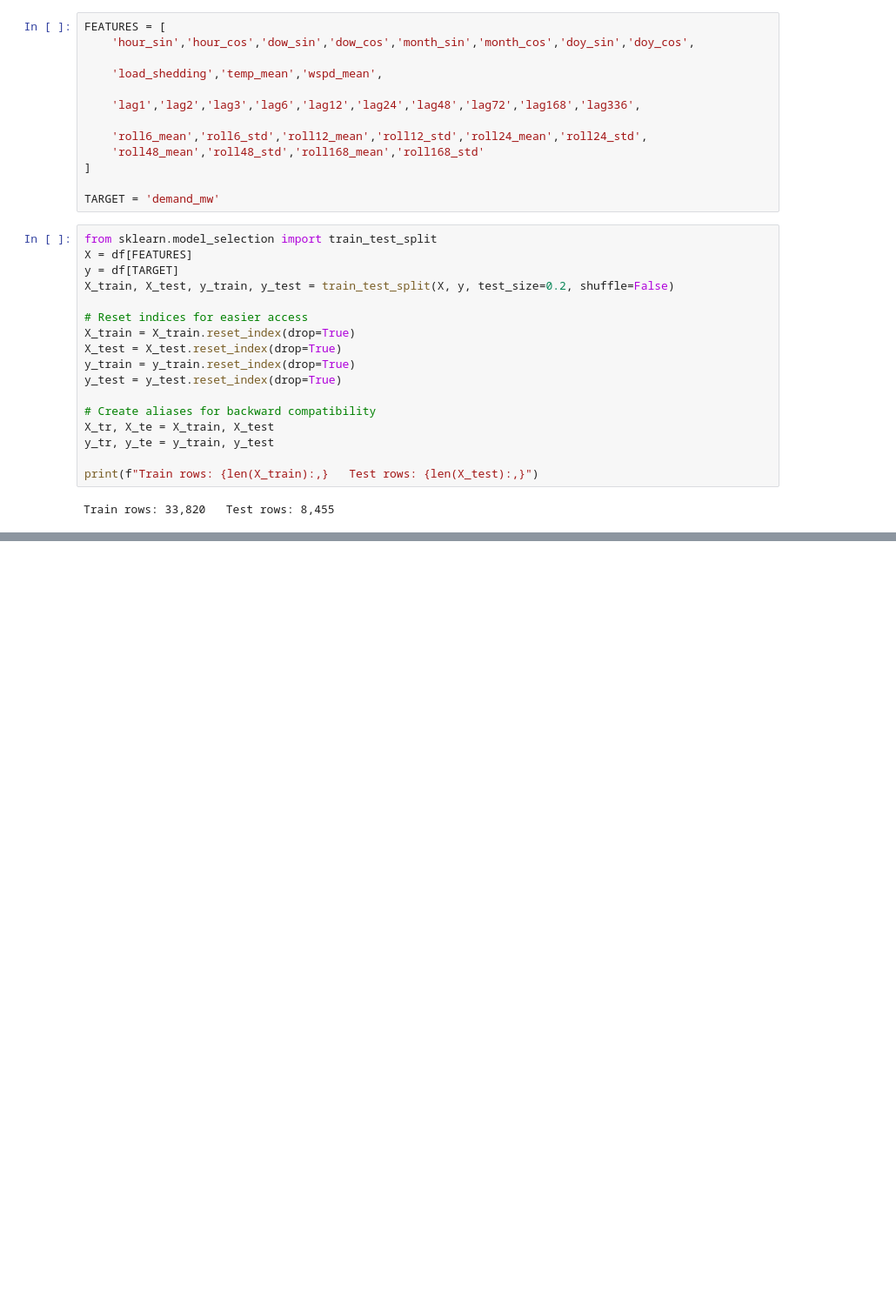
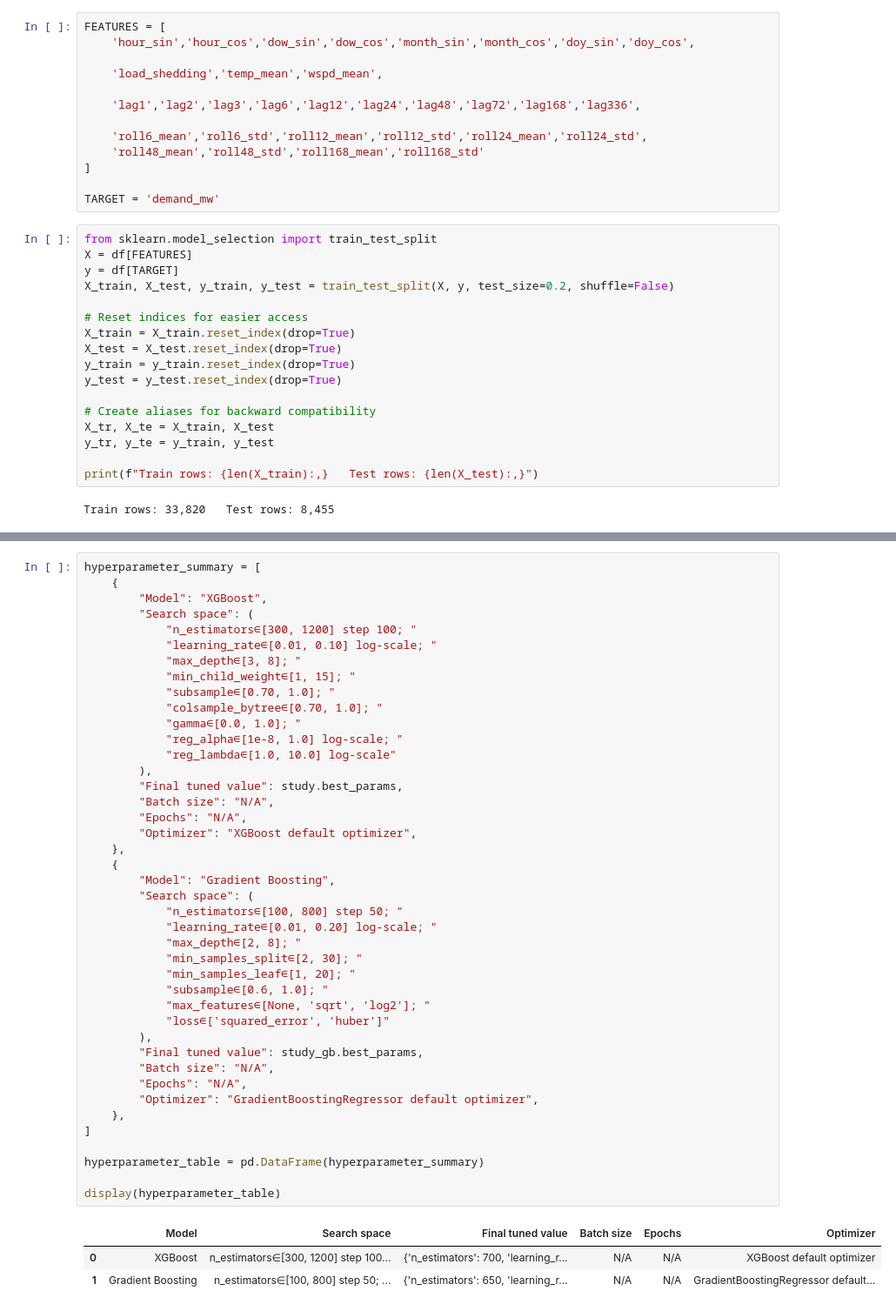
Before and after one commit to mahfuzurrahman8747/Time-series---Electricity-Demand-Forecasting-Hybrid-ML-Framework, a Jupyter notebook: Hyperparameter_tuning_of_models.ipynb, the cells around one changed output, grey strips where cells are left out. Shown at 87% size. Cells and saved outputs as stored; diff of their text form; blank space fills up the shorter version.

```diff
--- a/Hyperparameter_tuning_of_models.ipynb
+++ b/Hyperparameter_tuning_of_models.ipynb
@@ -863,0 +874,46 @@ print("\nGradient Boosting testing completed.")
+# %%
+hyperparameter_summary = [
+    {
+        "Model": "XGBoost",
+        "Search space": (
+            "n_estimators∈[300, 1200] step 100; "
+            "learning_rate∈[0.01, 0.10] log-scale; "
+            "max_depth∈[3, 8]; "
+            "min_child_weight∈[1, 15]; "
+            "subsample∈[0.70, 1.0]; "
+            "colsample_bytree∈[0.70, 1.0]; "
+            "gamma∈[0.0, 1.0]; "
+            "reg_alpha∈[1e-8, 1.0] log-scale; "
+            "reg_lambda∈[1.0, 10.0] log-scale"
+        ),
+        "Final tuned value": study.best_params,
+        "Batch size": "N/A",
+        "Epochs": "N/A",
+        "Optimizer": "XGBoost default optimizer",
+    },
+    {
+        "Model": "Gradient Boosting",
+        "Search space": (
+            "n_estimators∈[100, 800] step 50; "
+            "learning_rate∈[0.01, 0.20] log-scale; "
+            "max_depth∈[2, 8]; "
+            "min_samples_split∈[2, 30]; "
+            "min_samples_leaf∈[1, 20]; "
+            "subsample∈[0.6, 1.0]; "
+            "max_features∈[None, 'sqrt', 'log2']; "
+            "loss∈['squared_error', 'huber']"
+        ),
+        "Final tuned value": study_gb.best_params,
+        "Batch size": "N/A",
+        "Epochs": "N/A",
+        "Optimizer": "GradientBoostingRegressor default optimizer",
+    },
+]
+
+hyperparameter_table = pd.DataFrame(hyperparameter_summary)
+
+display(hyperparameter_table)
+# %% [output]
+|  | Model | Search space | Final tuned value | Batch size | Epochs | Optimizer |
+| 0 | XGBoost | n_estimators∈[300, 1200] step 100... | {'n_estimators': 700, 'learning_r... | N/A | N/A | XGBoost default optimizer |
+| 1 | Gradient Boosting | n_estimators∈[100, 800] step 50; ... | {'n_estimators': 650, 'learning_r... | N/A | N/A | GradientBoostingRegressor default... |
```
Also changed, not shown: parts of 6 cells of this notebook, 38 other files.
